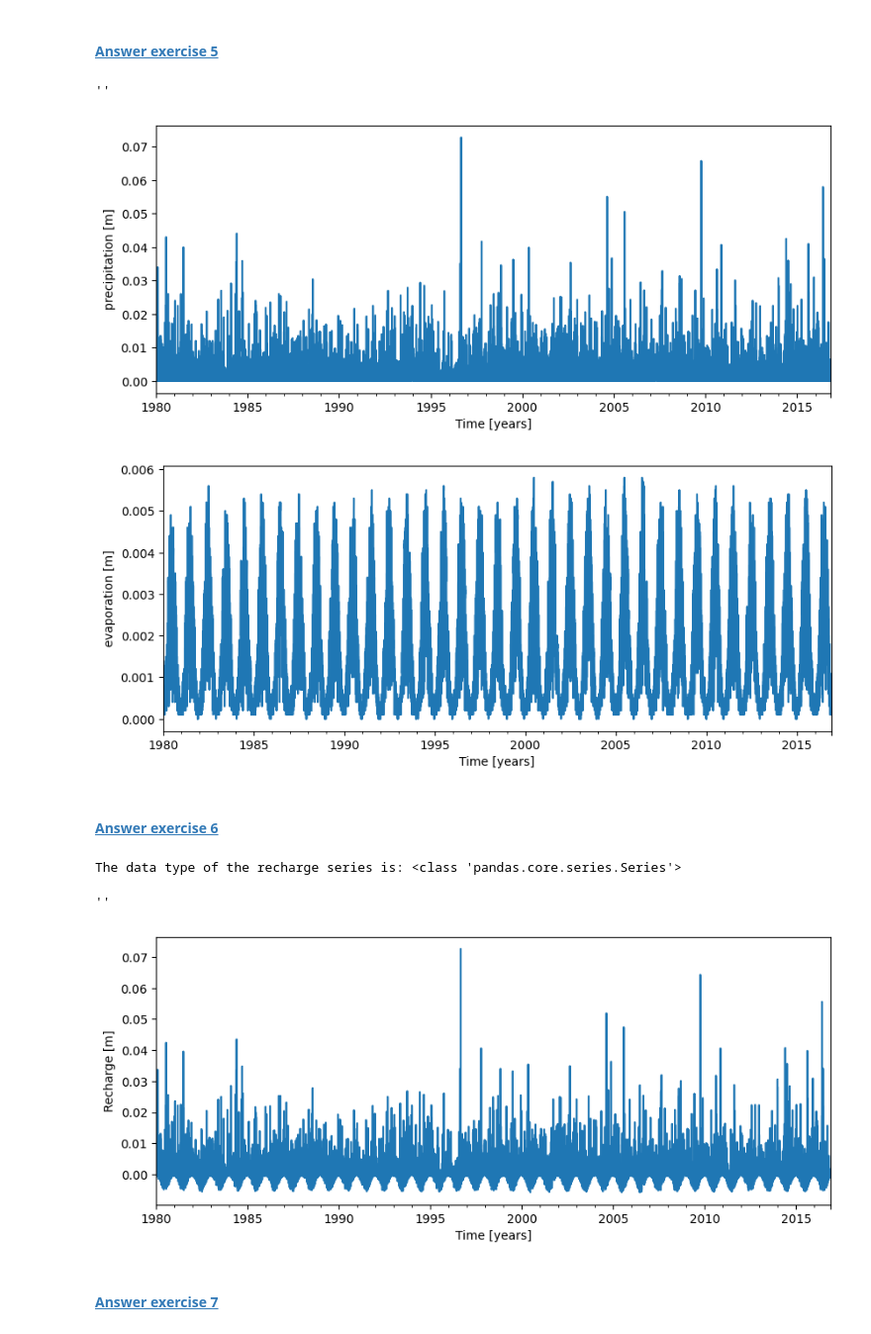
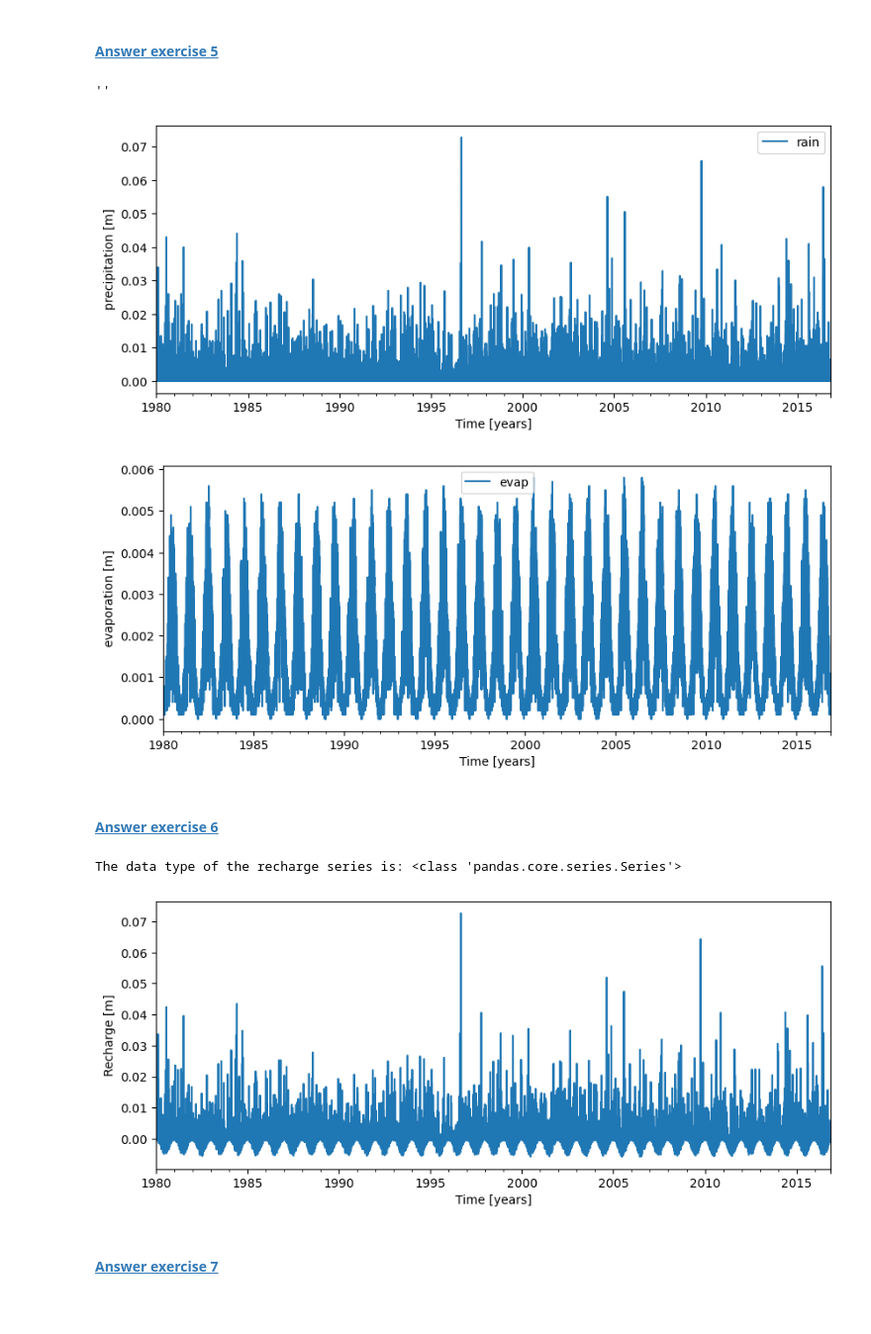
Before and after one commit to MAMBA-python/course-material, a Jupyter notebook: Exercise_notebooks/On_topic/19_pastas/1_basic_pastas_model.ipynb, the cells around one changed output. Shown at 99% size. Cells and saved outputs as stored; diff of their text form; code cells hidden in the pictures.

```diff
--- a/Exercise_notebooks/On_topic/19_pastas/1_basic_pastas_model.ipynb
+++ b/Exercise_notebooks/On_topic/19_pastas/1_basic_pastas_model.ipynb
@@ -71,11 +70,11 @@ For the time series model we will use the groundwater data along with two meteor
 # %%
 # Import observed precipitation series
 precip_mm = pd.read_csv('data/nb1/rain_ex4.csv', parse_dates=['date'],
-                        index_col='date', squeeze=True)
+                        index_col='date')
 print('The data type of the precip series is: %s' % type(precip_mm))
 
 # Import observed evaporation series
 evap_mm = pd.read_csv('data/nb1/evap_ex4.csv', parse_dates=['date'],
-                      index_col='date', squeeze=True)
+                      index_col='date')
 print('The data type of the evap series is: %s' % type(evap_mm))
 # %% [output]
@@ -224,25 +264,23 @@ ax.set_xlabel('Time [years]')
 ;
 # %% [output]
 ''
-[figure, old version]
+[figure, new version]
-[figure, old version]
+[figure, new version]
 # %% [markdown]
 #### <a href="#ex6">Answer exercise 6</a> <a name="ans6"></a>
 # %%
 # Calculate the recharge to the groundwater
-recharge = precip_m - evap_m
+recharge = precip_m['rain'] - evap_m['evap']
 print('The data type of the recharge series is: %s' % type(recharge))
 
 # Plot the time series of the precipitation and evaporation
 fig, ax = plt.subplots(figsize=(10, 4))
 recharge.plot(style='-', ax=ax)
 ax.set_ylabel('Recharge [m]')
-ax.set_xlabel('Time [years]')
-;
+ax.set_xlabel('Time [years]');
 # %% [output]
 The data type of the recharge series is: <class 'pandas.core.series.Series'>
-''
-[figure, old version]
+[figure, new version]
 # %% [markdown]
 #### <a href="#ex7">Answer exercise 7</a> <a name="ans7"></a>
 # %%
```
Also changed, not shown: parts of 13 cells of this notebook, 9 other files.
